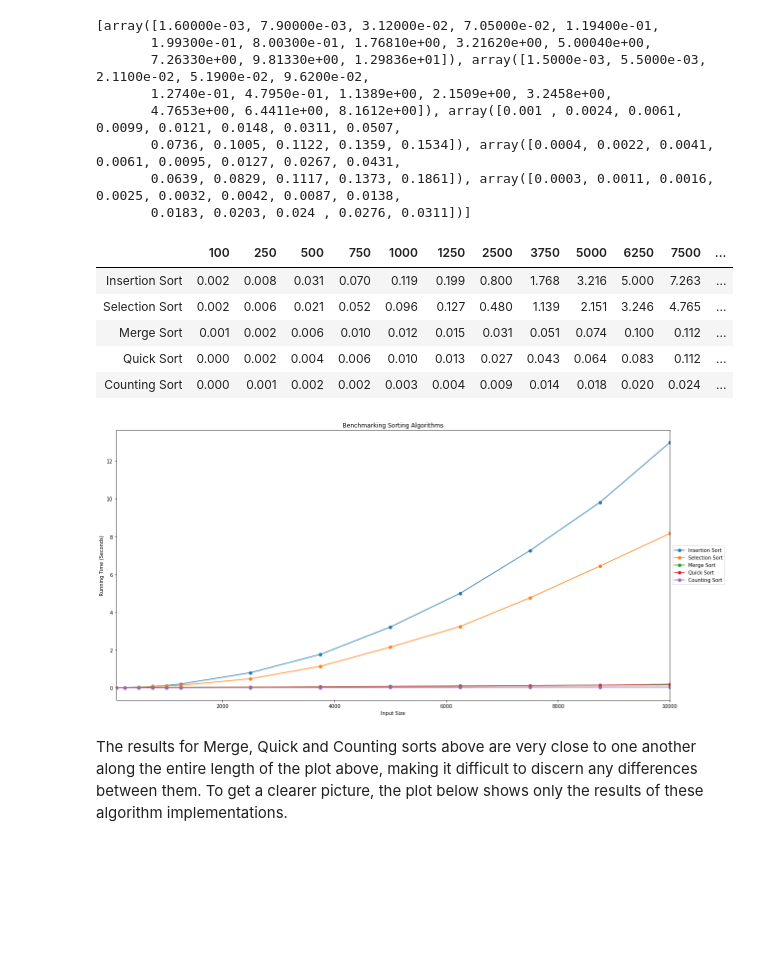
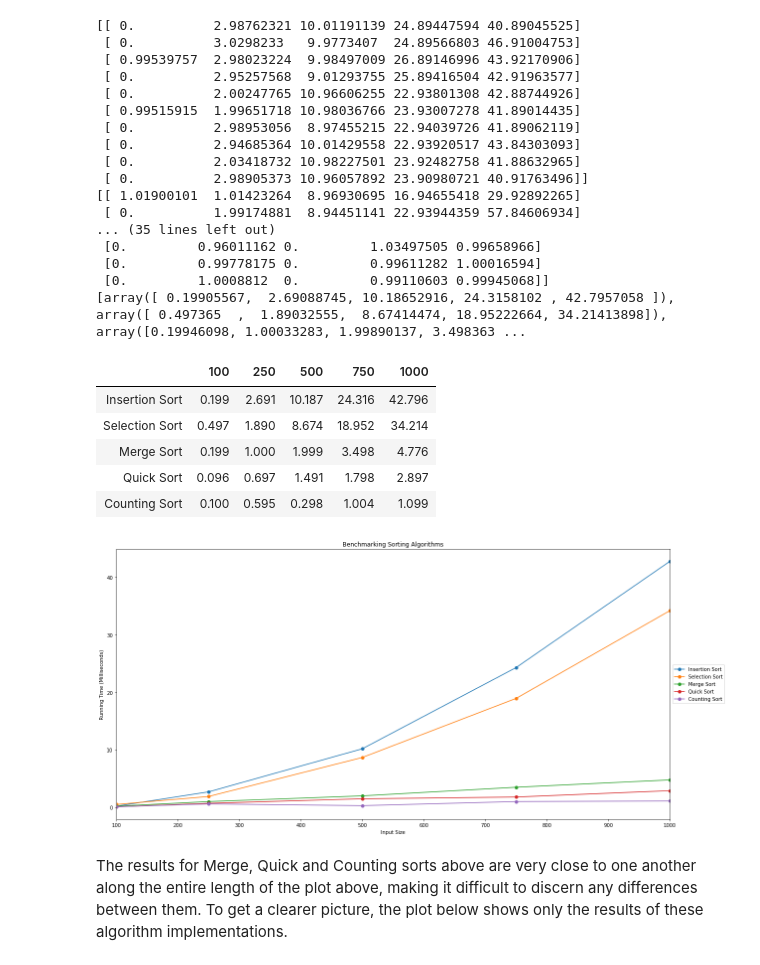
Before and after one commit to jennifer-ryan/benchmarking-sorting-algorithms, a Jupyter notebook: Benchmarking Sorting Algorithms.ipynb, the cells around one changed output. Drawn from its saved outputs; the diff is of its cells as text; code cells hidden in the pictures; blank space fills up the shorter version.

```diff
--- a/Benchmarking Sorting Algorithms.ipynb
+++ b/Benchmarking Sorting Algorithms.ipynb
@@ -7,14 +8,3 @@ import random
 import numpy as np
 import pandas as pd
 import matplotlib.pyplot as plt
-# %%
-# https://runestone.academy/runestone/books/published/pythonds/SortSearch/TheSelectionSort.html
-
-def selection_sort(alist):
-    for fillslot in range(len(alist)-1,0,-1):
-        positionOfMax=0
-        for location in range(1,fillslot+1):
-            if alist[location]>alist[positionOfMax]:
-                positionOfMax = location
-
-        alist[fillslot], alist[positionOfMax] = alist[positionOfMax], alist[fillslot]
@@ -21,3 +21,18 @@ def selection_sort(alist):
+# %%
+# https://www.geeksforgeeks.org/selection-sort/
+def selection_sort(alist):
+    # First iteration through the list
+    for i in range(len(alist)):
+        # Set minimum index value to i (starts at 0)
+        min_index = i
+        # Second iteration through the list for comparison of each element to the first iteration
+        for j in range(i+1, len(alist)):
+            if alist[min_index] > alist[j]:
+                # min_index becomes the value of j index
+                min_index = j
+            # this for loop continues until all elements have been checked and min_index contains the lowest valued element
+        # the index and min-index elements are swapped
+        alist[i], alist[min_index] = alist[min_index], alist[i]
 # %%
 def insertion_sort(alist):
     for index in range(1,len(alist)):
@@ -147,7 +162,7 @@ def random_array(n):
     return array
 # %%
 # Input sizes
-n_size = [100, 250, 500, 750, 1000, 1250, 2500, 3750, 5000, 6250, 7500, 8750, 10000]
+n_size = [100, 250, 500, 750, 1000]#, 1250, 2500, 3750, 5000, 6250, 7500, 8750, 10000]
 # %%
 def benchmarking(sorting_func):
 
@@ -159,7 +174,7 @@ def benchmarking(sorting_func):
         start_time = time.time()
         sorting_func(random_array(n))
         end_time = time.time()
-        time_elapsed = round((end_time - start_time), 3)
+        time_elapsed = (end_time - start_time) * 1000
         sort_times.append(time_elapsed)
 
     return sort_times
@@ -187,16 +203,26 @@ for a in all_algorithms:
     result = average_time(a)
     all_averages.append(result)
 
+
 print(all_averages)
 # %% [output]
-[array([1.60000e-03, 7.90000e-03, 3.12000e-02, 7.05000e-02, 1.19400e-01,
-       1.99300e-01, 8.00300e-01, 1.76810e+00, 3.21620e+00, 5.00040e+00,
-       7.26330e+00, 9.81330e+00, 1.29836e+01]), array([1.5000e-03, 5.5000e-03, 2.1100e-02, 5.1900e-02, 9.6200e-02,
-       1.2740e-01, 4.7950e-01, 1.1389e+00, 2.1509e+00, 3.2458e+00,
-       4.7653e+00, 6.4411e+00, 8.1612e+00]), array([0.001 , 0.0024, 0.0061, 0.0099, 0.0121, 0.0148, 0.0311, 0.0507,
-       0.0736, 0.1005, 0.1122, 0.1359, 0.1534]), array([0.0004, 0.0022, 0.0041, 0.0061, 0.0095, 0.0127, 0.0267, 0.0431,
-       0.0639, 0.0829, 0.1117, 0.1373, 0.1861]), array([0.0003, 0.0011, 0.0016, 0.0025, 0.0032, 0.0042, 0.0087, 0.0138,
-       0.0183, 0.0203, 0.024 , 0.0276, 0.0311])]
+[[ 0.          2.98762321 10.01191139 24.89447594 40.89045525]
+ [ 0.          3.0298233   9.9773407  24.89566803 46.91004753]
+ [ 0.99539757  2.98023224  9.98497009 26.89146996 43.92170906]
+ [ 0.          2.95257568  9.01293755 25.89416504 42.91963577]
+ [ 0.          2.00247765 10.96606255 22.93801308 42.88744926]
+ [ 0.99515915  1.99651718 10.98036766 23.93007278 41.89014435]
+ [ 0.          2.98953056  8.97455215 22.94039726 41.89062119]
+ [ 0.          2.94685364 10.01429558 22.93920517 43.84303093]
+ [ 0.          2.03418732 10.98227501 23.92482758 41.88632965]
+ [ 0.          2.98905373 10.96057892 23.90980721 40.91763496]]
+[[ 1.01900101  1.01423264  8.96930695 16.94655418 29.92892265]
+ [ 0.          1.99174881  8.94451141 22.93944359 57.84606934]
+... (35 lines left out)
+ [0.         0.96011162 0.         1.03497505 0.99658966]
+ [0.         0.99778175 0.         0.99611282 1.00016594]
+ [0.         1.0008812  0.         0.99110603 0.99945068]]
+[array([ 0.19905567,  2.69088745, 10.18652916, 24.3158102 , 42.7957058 ]), array([ 0.497365  ,  1.89032555,  8.67414474, 18.95222664, 34.21413898]), array([0.19946098, 1.00033283, 1.99890137, 3.498363 ...
 # %%
 algorithms = ['Insertion Sort', 'Selection Sort', 'Merge Sort', 'Quick Sort', 'Counting Sort']
 
@@ -204,22 +230,22 @@ df = pd.DataFrame(all_averages, columns=n_size, index=algorithms)
 # %%
 df.round(3)
 # %% [output]
-|  | 100 | 250 | 500 | 750 | 1000 | 1250 | 2500 | 3750 | 5000 | 6250 | 7500 | ... |
-| Insertion Sort | 0.002 | 0.008 | 0.031 | 0.070 | 0.119 | 0.199 | 0.800 | 1.768 | 3.216 | 5.000 | 7.263 | ... |
-| Selection Sort | 0.002 | 0.006 | 0.021 | 0.052 | 0.096 | 0.127 | 0.480 | 1.139 | 2.151 | 3.246 | 4.765 | ... |
-| Merge Sort | 0.001 | 0.002 | 0.006 | 0.010 | 0.012 | 0.015 | 0.031 | 0.051 | 0.074 | 0.100 | 0.112 | ... |
-| Quick Sort | 0.000 | 0.002 | 0.004 | 0.006 | 0.010 | 0.013 | 0.027 | 0.043 | 0.064 | 0.083 | 0.112 | ... |
-| Counting Sort | 0.000 | 0.001 | 0.002 | 0.002 | 0.003 | 0.004 | 0.009 | 0.014 | 0.018 | 0.020 | 0.024 | ... |
+|  | 100 | 250 | 500 | 750 | 1000 |
+| Insertion Sort | 0.199 | 2.691 | 10.187 | 24.316 | 42.796 |
+| Selection Sort | 0.497 | 1.890 | 8.674 | 18.952 | 34.214 |
+| Merge Sort | 0.199 | 1.000 | 1.999 | 3.498 | 4.776 |
+| Quick Sort | 0.096 | 0.697 | 1.491 | 1.798 | 2.897 |
+| Counting Sort | 0.100 | 0.595 | 0.298 | 1.004 | 1.099 |
 # %%
 # https://stackoverflow.com/a/31734795
 # https://stackoverflow.com/a/43610256
 plot = df.iloc[:].T.plot(title="Benchmarking Sorting Algorithms", figsize=(20, 10), style='-o')
-plot.set(xlabel="Input Size", ylabel="Running Time (Seconds)")
+plot.set(xlabel="Input Size", ylabel="Running Time (Milliseconds)")
 plt.legend(loc='center left', bbox_to_anchor=(1, 0.5))
 #plt.xticks(n_size)
 plt.show()
 # %% [output]
-[figure, old version]
+[figure, new version]
 # %% [markdown]
 The results for Merge, Quick and Counting sorts above are very close to one another along the entire length of the plot above, making it difficult to discern any differences between them. To get a clearer picture, the plot below shows only the results of these algorithm implementations.
 # %%
```
Also changed, not shown: parts of 10 cells of this notebook.
